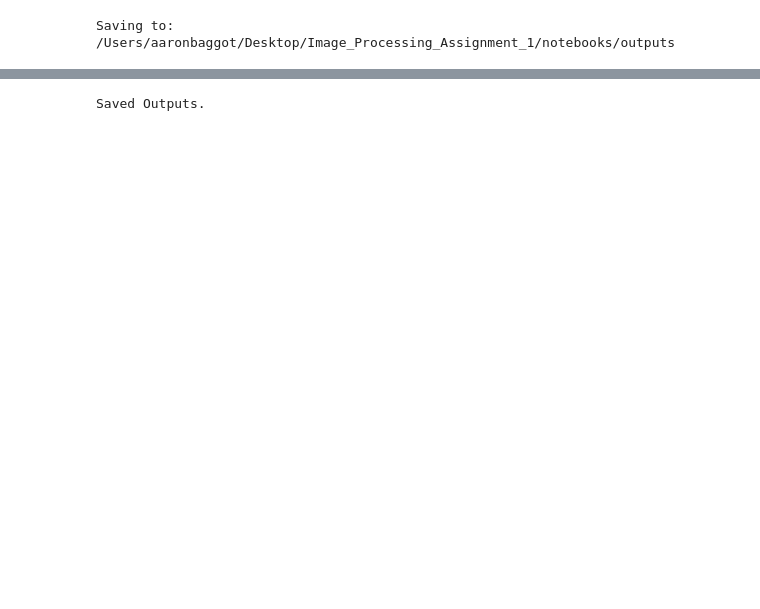
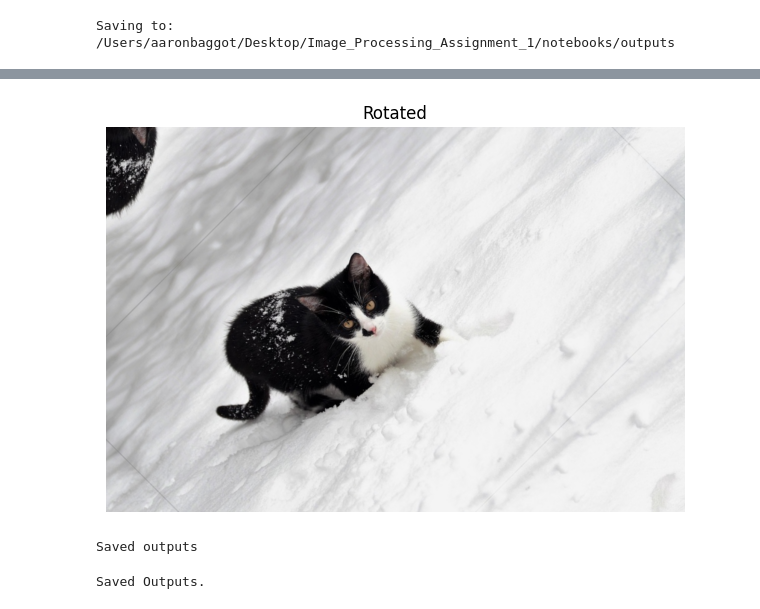
Before and after one commit to AaronTU856/image-processing-assignment-1, a Jupyter notebook: notebooks/assignment_1.ipynb, the cells around one changed output, grey strips where cells are left out. Cells and saved outputs as stored; diff of their text form; code cells hidden in the pictures; blank space fills up the shorter version.

```diff
--- a/notebooks/assignment_1.ipynb
+++ b/notebooks/assignment_1.ipynb
@@ -61,5 +69,11 @@ plt.show("Top left Cropped", C)
 # %%
-plt.show("Rotated", R)
+show("Rotated", R)
+# %% [output]
+[figure, added]
+# %%
+print("Saved outputs")
+# %% [output]
+Saved outputs
 # %%
 # Save each image with discription
 cv.imwrite(str(OUT_DIR / "01_Original.png"), I)
```
Also changed, not shown: parts of 15 cells of this notebook, 2 other files.
